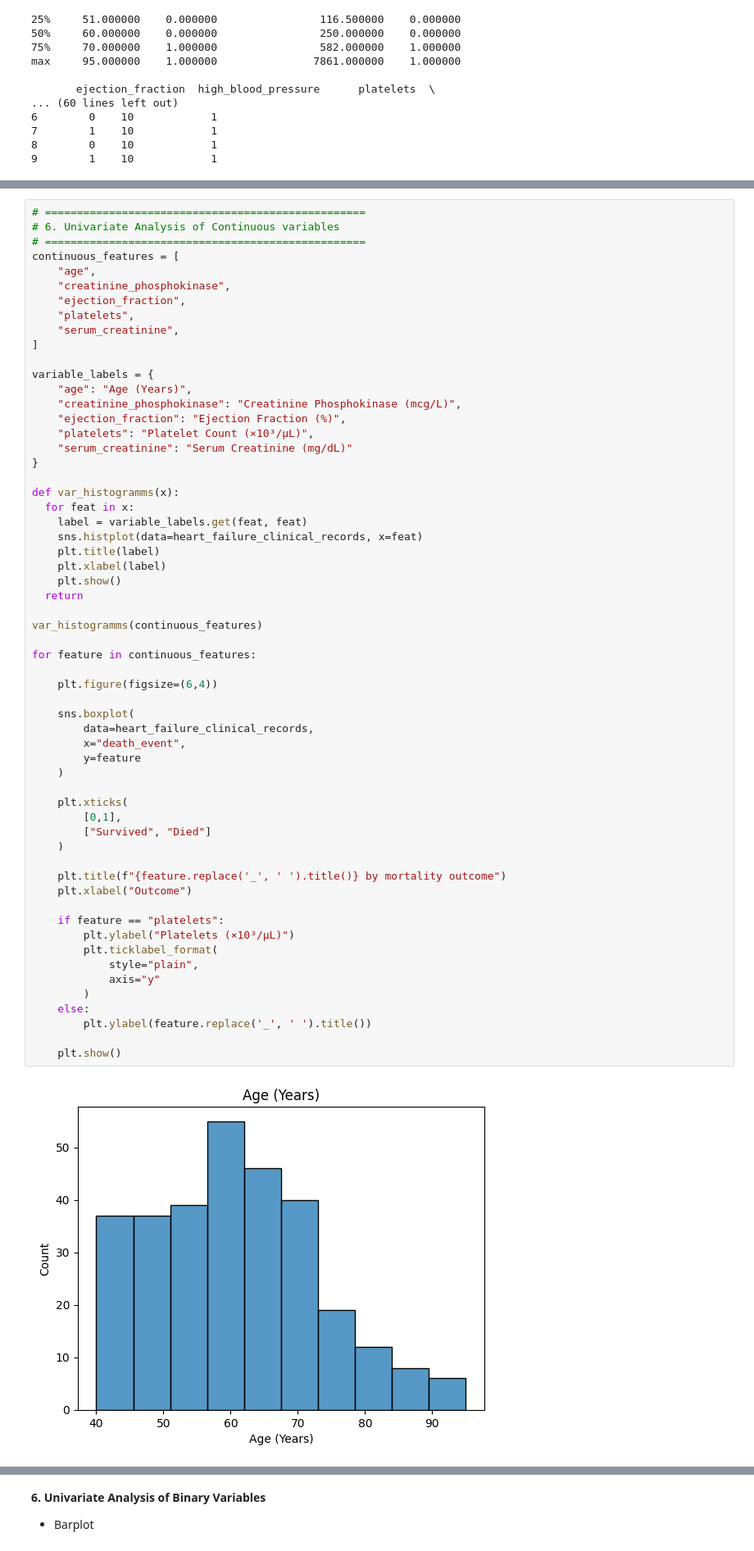
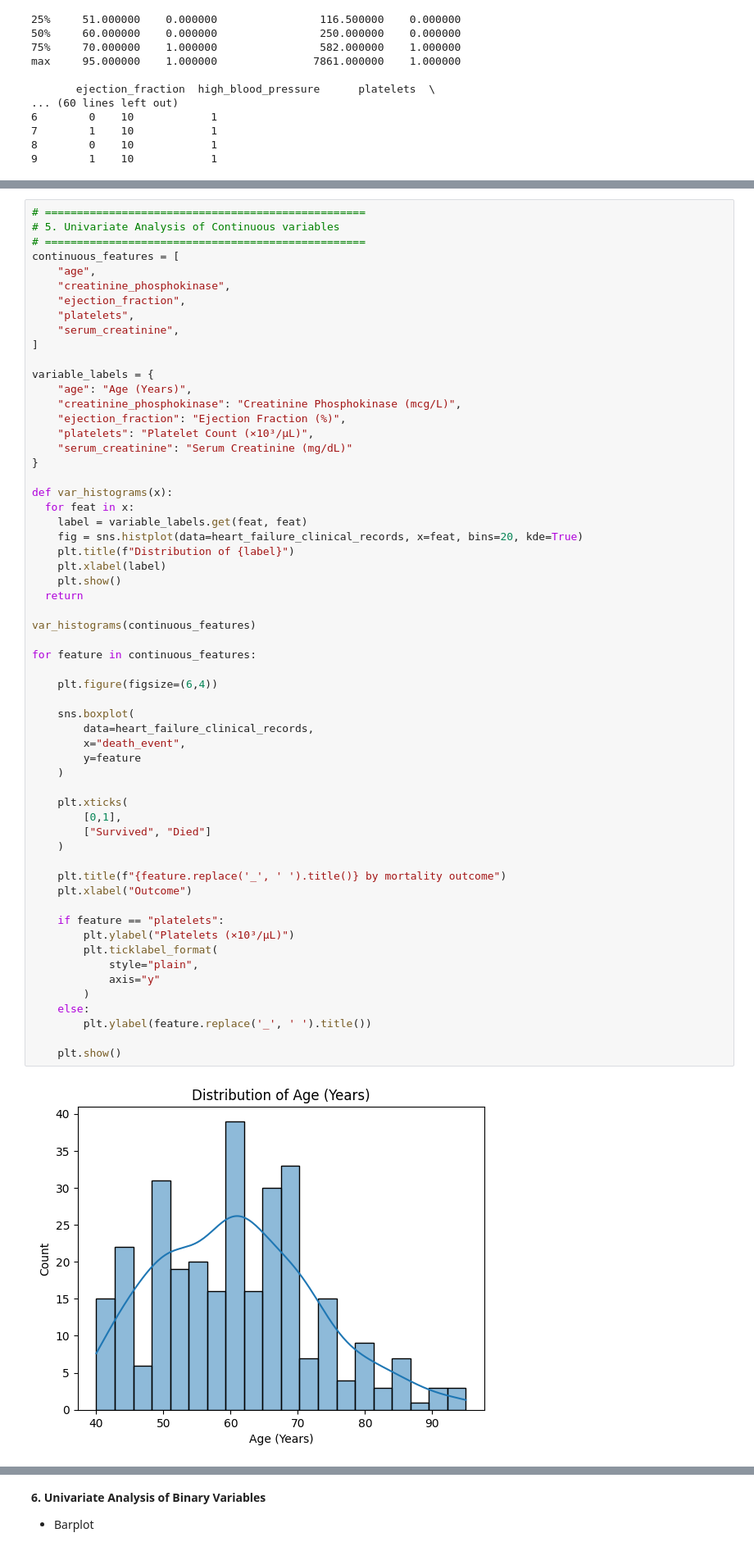
Before and after one commit to dr-koehler-ai/Heart-Failure-Clinical-Records-Dashboard, a Jupyter notebook: Heart_Failure_Clinical_Records_Dashboard_V1.ipynb, the cells around one changed output, grey strips where cells are left out. Shown at 82% size. Saved outputs shown, nothing was run; the diff lists cells and outputs as text.

```diff
--- a/Heart_Failure_Clinical_Records_Dashboard_V1.ipynb
+++ b/Heart_Failure_Clinical_Records_Dashboard_V1.ipynb
@@ -212,6 +219,6 @@ Mortality rate: 32.1%
 # %%
 # ==================================================
-# 6. Univariate Analysis of Continuous variables
+# 5. Univariate Analysis of Continuous variables
 # ==================================================
 continuous_features = [
     "age",
@@ -229,44 +236,44 @@ variable_labels = {
     "serum_creatinine": "Serum Creatinine (mg/dL)"
 }
 
-def var_histogramms(x):
+def var_histograms(x):
   for feat in x:
     label = variable_labels.get(feat, feat)
-    sns.histplot(data=heart_failure_clinical_records, x=feat)
-    plt.title(label)
+    fig = sns.histplot(data=heart_failure_clinical_records, x=feat, bins=20, kde=True)
+    plt.title(f"Distribution of {label}")
     plt.xlabel(label)
     plt.show()
   return
 
-var_histogramms(continuous_features)
+var_histograms(continuous_features)
 
 for feature in continuous_features:
 
     plt.figure(figsize=(6,4))
 
     sns.boxplot(
         data=heart_failure_clinical_records,
         x="death_event",
         y=feature
     )
 
     plt.xticks(
         [0,1],
         ["Survived", "Died"]
     )
 
     plt.title(f"{feature.replace('_', ' ').title()} by mortality outcome")
     plt.xlabel("Outcome")
 
     if feature == "platelets":
         plt.ylabel("Platelets (×10³/µL)")
         plt.ticklabel_format(
             style="plain",
             axis="y"
         )
     else:
         plt.ylabel(feature.replace('_', ' ').title())
 
     plt.show()
 # %% [output]
-[figure, old version]
+[figure, new version]
```
Also changed, not shown: parts of 20 cells of this notebook.
